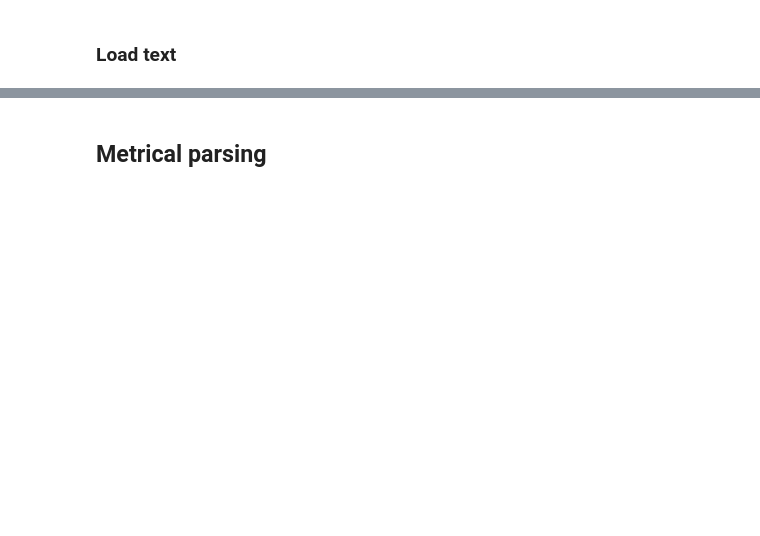
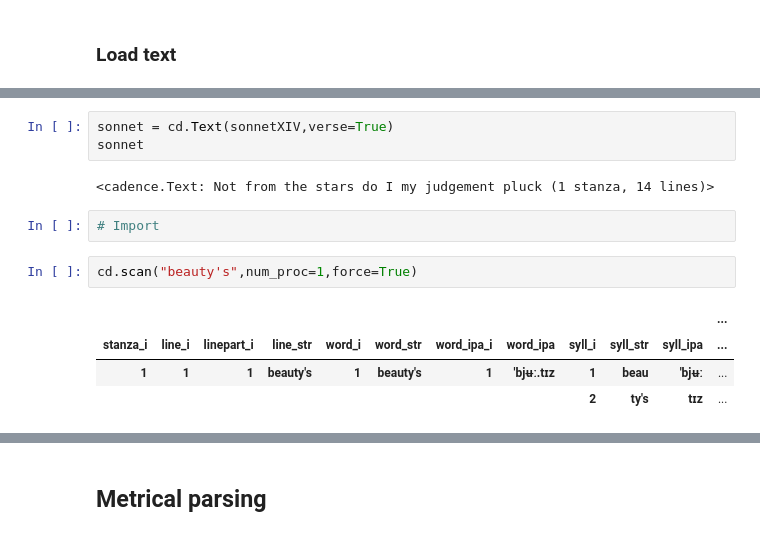
Before and after one commit to quadrismegistus/cadence, a Jupyter notebook: notebooks/README-v2.ipynb, the cells around one changed output, grey strips where cells are left out. Saved outputs shown, nothing was run; the diff lists cells and outputs as text; blank space fills up the shorter version.

```diff
--- a/notebooks/README-v2.ipynb
+++ b/notebooks/README-v2.ipynb
@@ -31,0 +62,14 @@ Brought Death into the World, and all our woe
+# %%
+sonnet = cd.Text(sonnetXIV,verse=True)
+sonnet
+# %% [output]
+<cadence.Text: Not from the stars do I my judgement pluck (1 stanza, 14 lines)>
+# %%
+# Import
+# %%
+cd.scan("beauty's",num_proc=1,force=True)
+# %% [output]
+|  |  |  |  |  |  |  |  |  |  |  | ... |
+| stanza_i | line_i | linepart_i | line_str | word_i | word_str | word_ipa_i | word_ipa | syll_i | syll_str | syll_ipa | ... |
+| 1 | 1 | 1 | beauty's | 1 | beauty's | 1 | 'bjʉː.tɪz | 1 | beau | 'bjʉː | ... |
+|  |  |  |  |  |  |  |  | 2 | ty's | tɪz | ... |
```
Also changed, not shown: parts of 33 cells of this notebook, 6 other files.
